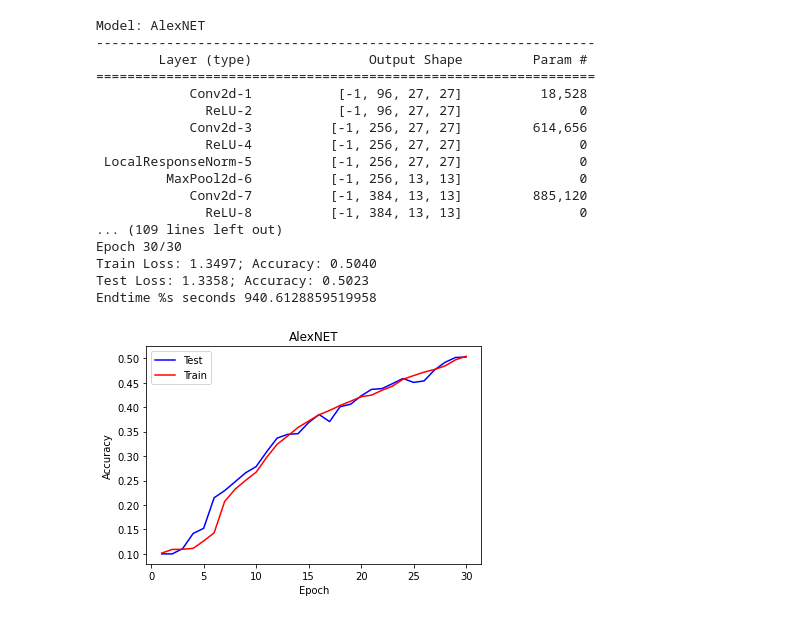
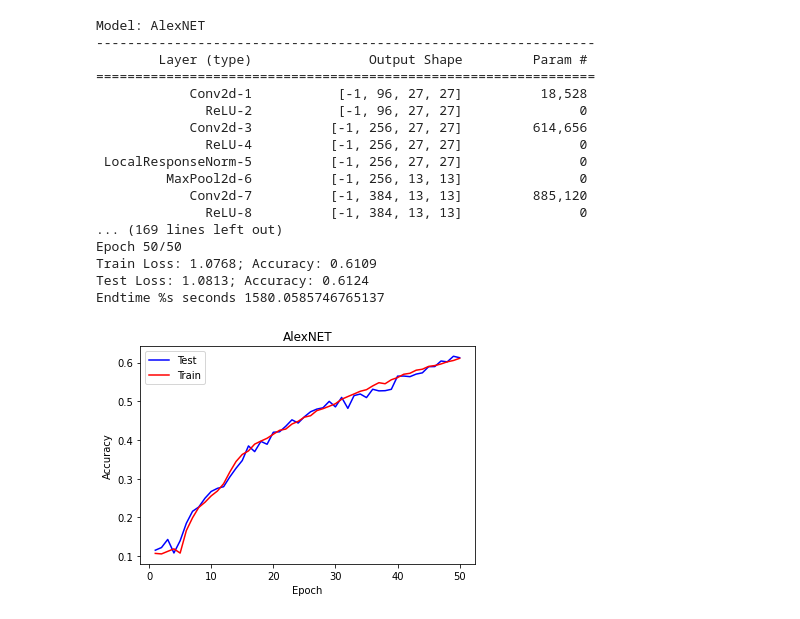
Before and after one commit to analystanand/Contact_Management_System, a Jupyter notebook: AlexNET.ipynb, the cells around one changed output. Saved outputs shown, nothing was run; the diff lists cells and outputs as text; code cells hidden in the pictures.

Commit message:
50 epoch

```diff
--- a/AlexNET.ipynb
+++ b/AlexNET.ipynb
@@ -184,37 +186,37 @@ if __name__ == '__main__':
     summary(model, (3, 32, 32))
 
     # loss function
     loss_function = nn.CrossEntropyLoss()
     # We'll optimize all parameters
     optimizer = optim.SGD(model.parameters(),lr=0.0005, momentum=0.9)
 
-    EPOCHS = 30
+    EPOCHS = 50
     test_acc, train_acc = [], []  # collect accuracy for plotting
     for epoch in range(EPOCHS):
         print('Epoch {}/{}'.format(epoch + 1, EPOCHS))
         train_loss, train_accuracy = train_model(model, loss_function, optimizer, train_loader)
         test_loss, test_accuracy = test_model(model, loss_function, test_loader)
         train_acc.append(train_accuracy)
         test_acc.append(test_accuracy)
     endtime = time.time() - start_time
     print("Endtime %s seconds", endtime)
     plot_accuracy(test_acc, train_acc, model_name, EPOCHS)
 # %% [output]
 Model: AlexNET
 ----------------------------------------------------------------
         Layer (type)               Output Shape         Param #
 ================================================================
             Conv2d-1           [-1, 96, 27, 27]          18,528
               ReLU-2           [-1, 96, 27, 27]               0
             Conv2d-3          [-1, 256, 27, 27]         614,656
               ReLU-4          [-1, 256, 27, 27]               0
  LocalResponseNorm-5          [-1, 256, 27, 27]               0
          MaxPool2d-6          [-1, 256, 13, 13]               0
             Conv2d-7          [-1, 384, 13, 13]         885,120
               ReLU-8          [-1, 384, 13, 13]               0
-... (109 lines left out)
-Epoch 30/30
-Train Loss: 1.3497; Accuracy: 0.5040
-Test Loss: 1.3358; Accuracy: 0.5023
-Endtime %s seconds 940.6128859519958
+... (169 lines left out)
+Epoch 50/50
+Train Loss: 1.0768; Accuracy: 0.6109
+Test Loss: 1.0813; Accuracy: 0.6124
+Endtime %s seconds 1580.0585746765137
-[figure, old version]
+[figure, new version]
```
Also changed, not shown: parts of 1 cell of this notebook.
